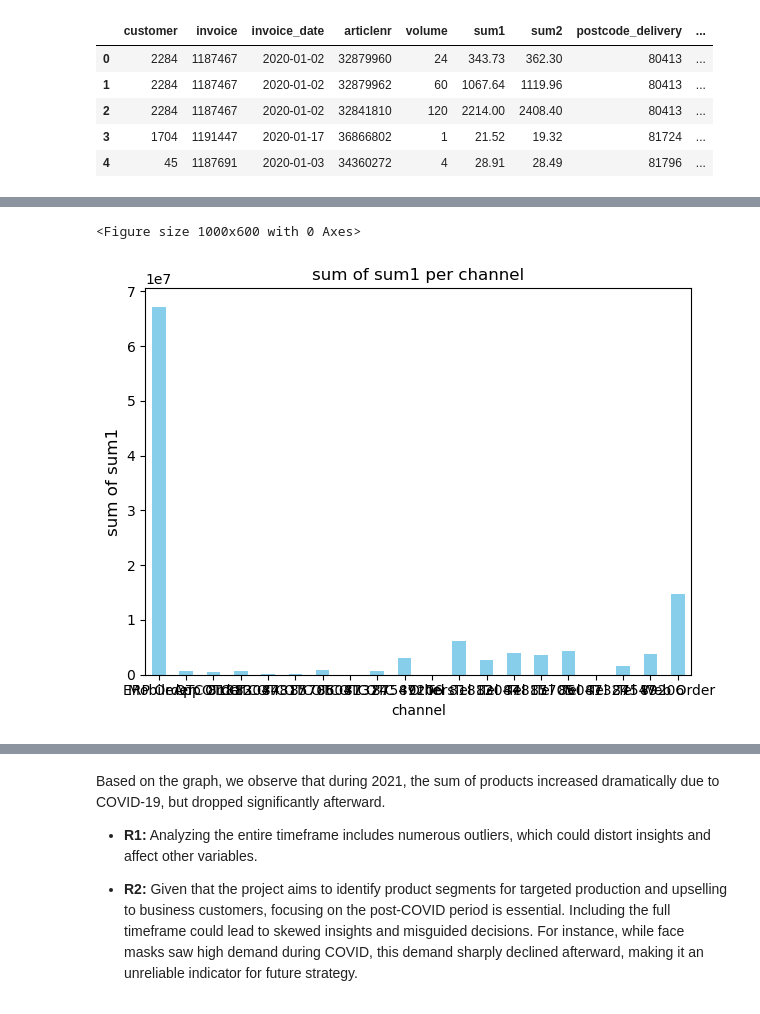
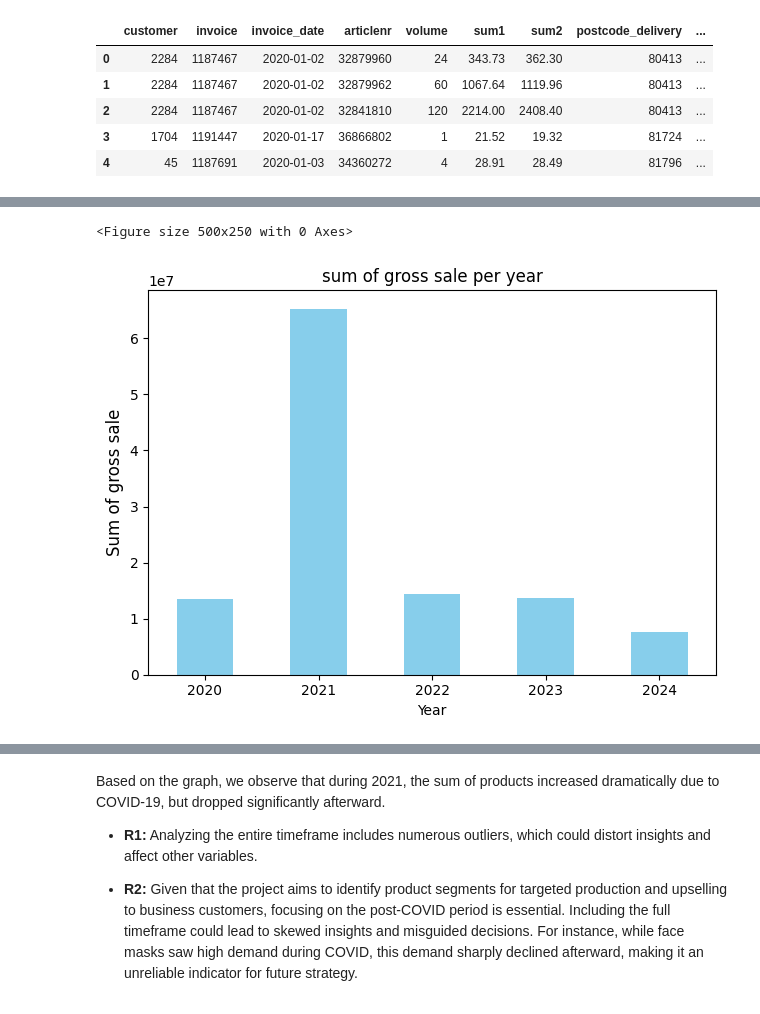
Before and after one commit to quinzit/business-statistic, a Jupyter notebook: Tao_yin-features.ipynb, the cells around one changed output, grey strips where cells are left out. Drawn from its saved outputs; the diff is of its cells as text; code cells hidden in the pictures.

```diff
--- a/Tao_yin-features.ipynb
+++ b/Tao_yin-features.ipynb
@@ -182,0 +191,3 @@ df_taoyin_transaction.head()
+# %%
+#change the name of column:
+df_taoyin_transaction.rename(columns={"sum1": "product_cost", "sum2": "net_sale"}, inplace=True)
@@ -221,0 +241,8 @@ Web Order        14669661.31
+# %%
+#The table of sum per year
+#spin the year from the date column:
+df_taoyin_transaction["year"] = df_taoyin_transaction["invoice_date"].dt.year
+#the dataset after adding the year column:
+sum_year = df_taoyin_transaction.pivot_table(index= ["year"], values = ["product_cost"], aggfunc= "sum")
+#display the dataset:
+sum_year.head()
@@ -222,16 +257,15 @@ Web Order        14669661.31
 # %%
-#draw the bar chart about the sum_channels:
-plt.figure(figsize= (10,6))
-sum_channels.plot(kind= "bar", legend=False, color = 'skyblue')
+#draw the bar chart about the sum_year:
+plt.figure(figsize= (5, 2.5), dpi= 100)
+sum_year.plot(kind= "bar", legend=False, color = 'skyblue')
 #name of the chart
-plt.title("sum of sum1 per channel")
-plt.ylabel("sum of sum1", fontsize = 12)
-plt.xlabel("channel")
+plt.title("sum of gross sale per year")
+plt.ylabel("Sum of gross sale", fontsize = 12)
+plt.xlabel("Year")
 plt.xticks(rotation = 0)
 plt.tight_layout()
-
-# Show the plot
+#show the bar chart
 plt.show()
 # %% [output]
-<Figure size 1000x600 with 0 Axes>
+<Figure size 500x250 with 0 Axes>
-[figure, old version]
+[figure, new version]
```
Also changed, not shown: parts of 58 cells of this notebook.
